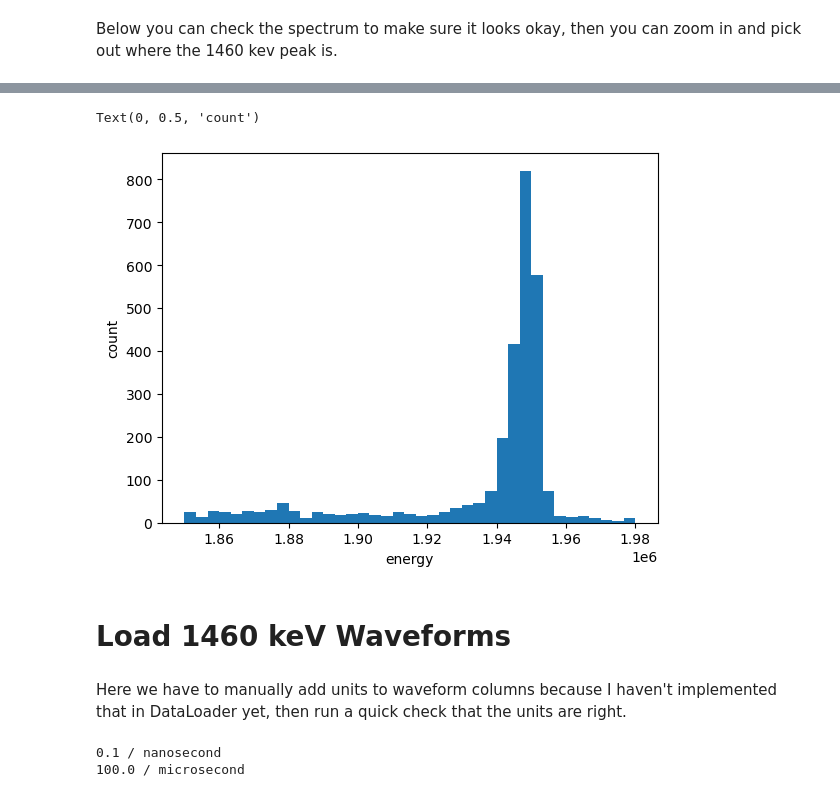
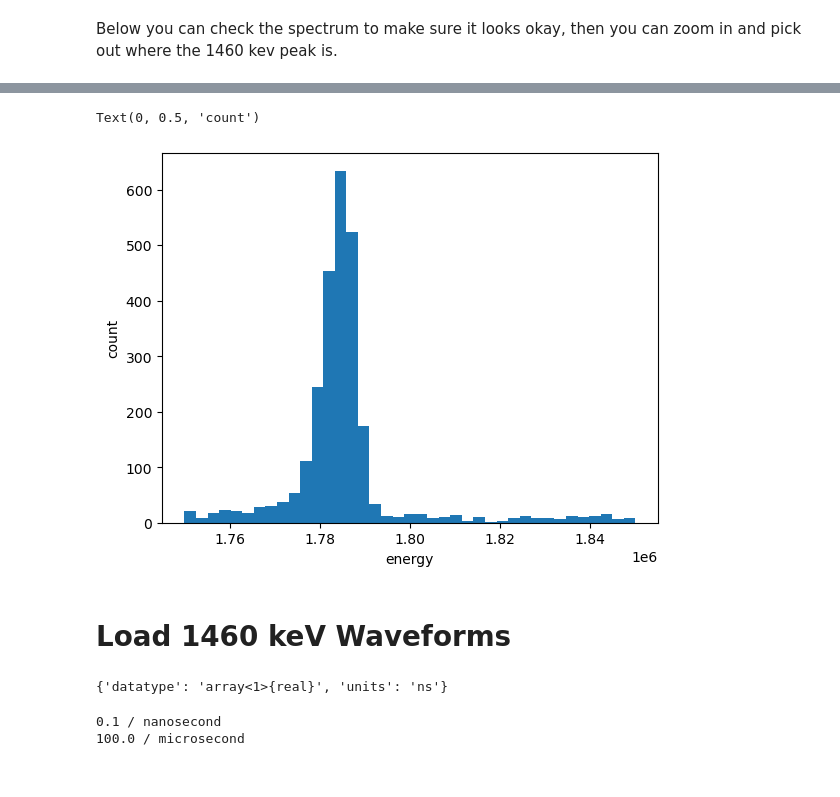
Before and after one commit to legend-exp/CAGE, a Jupyter notebook: processing/autogen_pars.ipynb, the cells around one changed output, grey strips where cells are left out. Saved outputs shown, nothing was run; the diff lists cells and outputs as text; code cells hidden in the pictures.

```diff
--- a/processing/autogen_pars.ipynb
+++ b/processing/autogen_pars.ipynb
@@ -52,10 +84,10 @@ Text(0, 0.5, 'count')
 # %%
 plt.figure()
-plt.hist(data['energy'], bins = np.linspace(1.85e6, 1.98e6, 40))
+plt.hist(data['energy'], bins = np.linspace(1.75e6, 1.85e6, 40))
 plt.xlabel('energy')
 plt.ylabel('count')
 # %% [output]
 Text(0, 0.5, 'count')
-[figure, old version]
+[figure, new version]
 # %%
 # input the low and high ends of the 1460 kev peak here
@@ -69,8 +101,7 @@ dl.set_files(f"cycle == {cyc}")
 dl.set_cuts({"hit": f"energy > {elo} and energy < {ehi}"})
 dl.set_output(columns=["waveform"])
 wfs = dl.load()
-# %% [markdown]
-Here we have to manually add units to waveform columns because I haven't implemented that in DataLoader yet, then run a quick check that the units are right.
 # %%
-wfs['waveform']['dt'].attrs['units'] = 'ns'
-wfs['waveform']['t0'].attrs['units'] = 'ns'
+wfs['waveform']['dt'].attrs
+# %% [output]
+{'datatype': 'array<1>{real}', 'units': 'ns'}
```
Also changed, not shown: parts of 41 cells of this notebook, 11 other files.
